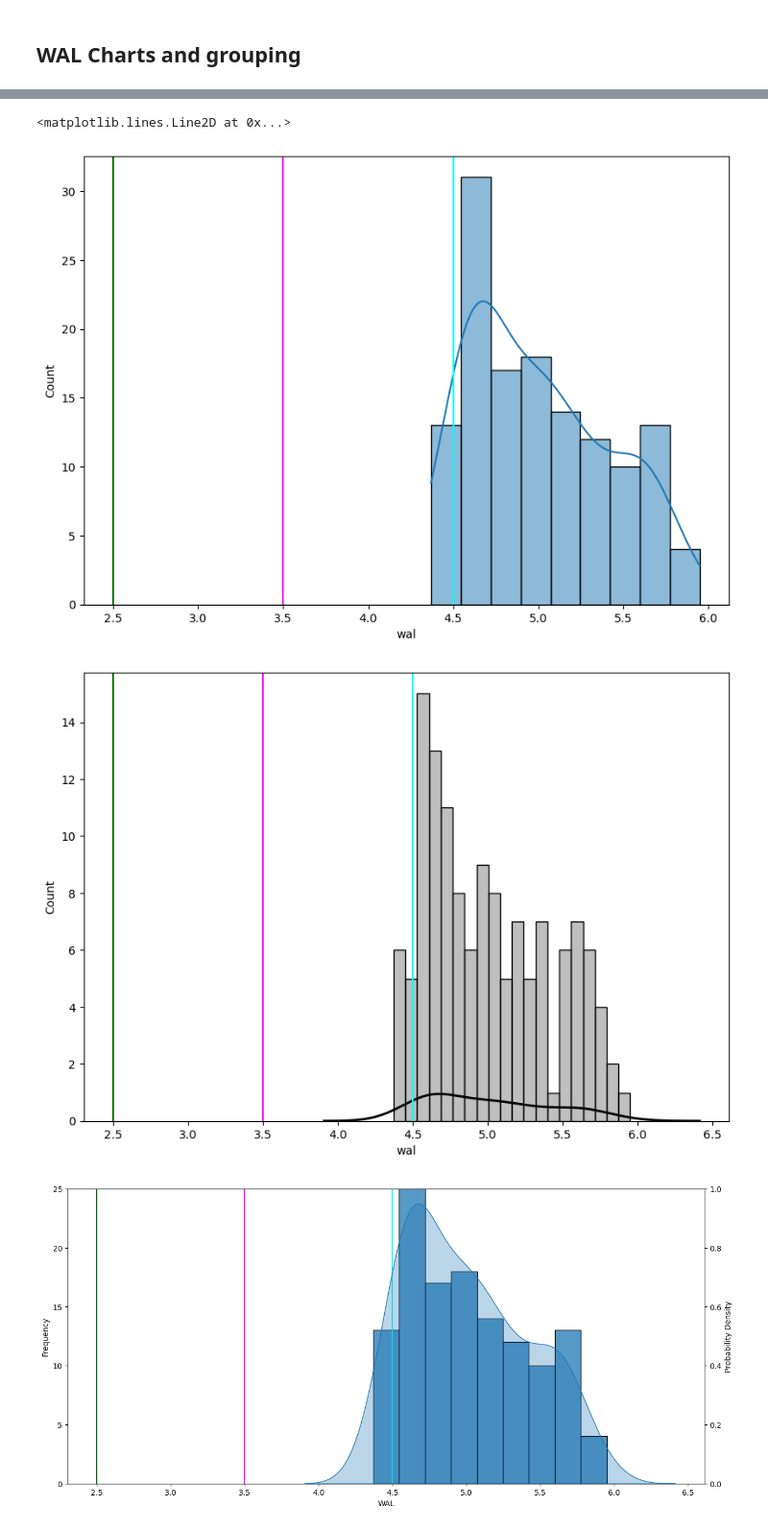
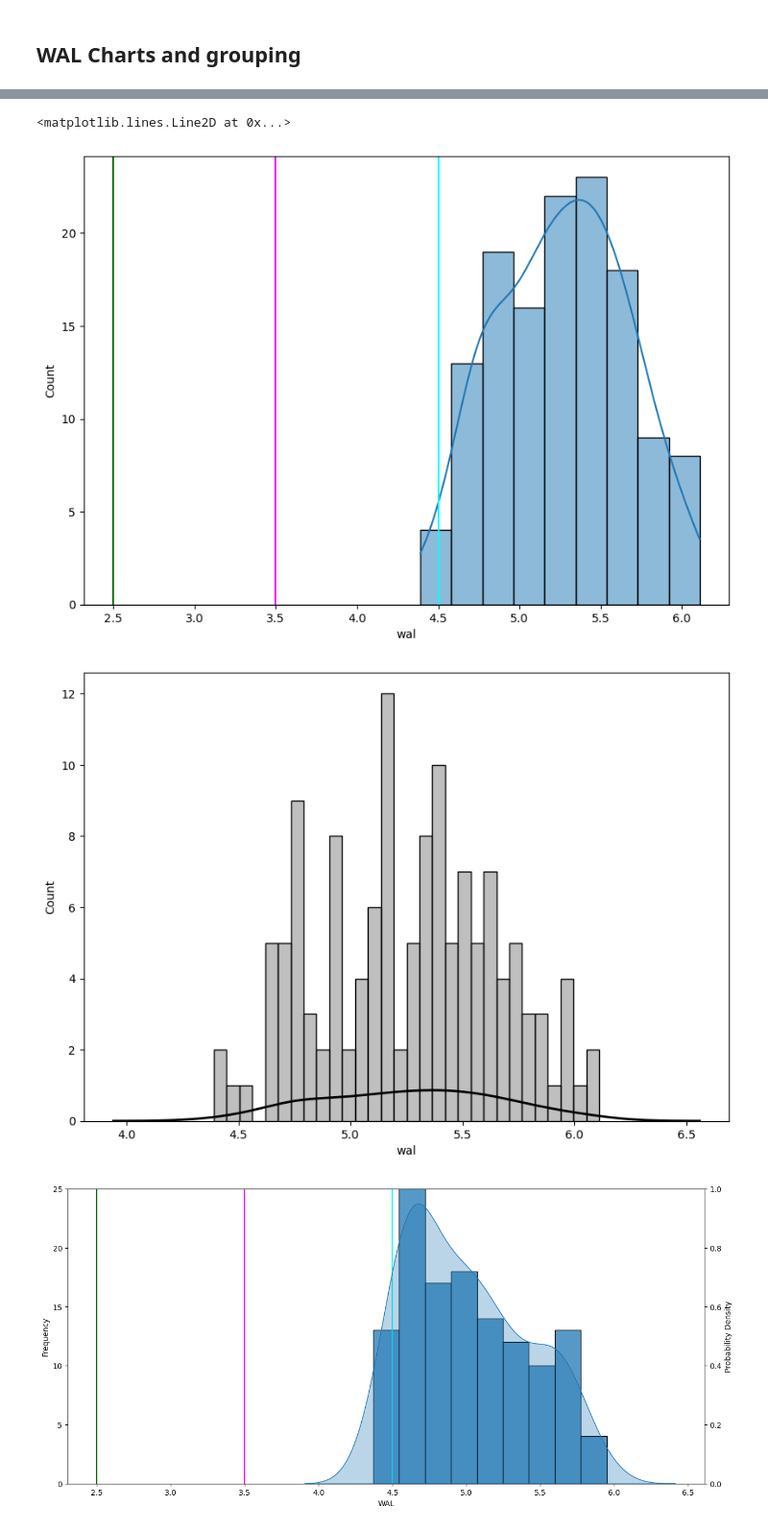
Before and after one commit to laramiedunlap/workstation_transfers, a Jupyter notebook: load_prime_table/prime.ipynb, the cells around one changed output, grey strips where cells are left out. Shown at 96% size. Saved outputs shown, nothing was run; the diff lists cells and outputs as text; code cells hidden in the pictures.

```diff
--- a/load_prime_table/prime.ipynb
+++ b/load_prime_table/prime.ipynb
@@ -91,0 +106,3 @@ loan_df['PP_Qty'] = loan_df[['PrepayMthsQty','DefaultMthsQty']].apply(coalesce_l
+# %%
+loan_df = pd.read_sql('SELECT * FROM loan_tape_fv', con=engine)
+loan_df.head()
@@ -126,7 +169,10 @@ mths_remaining['mths_remaining_bucket'] = mths_remaining['mths_remaining_bucket'
 # %%
-group_df = test_df[['Note_Yr','Note_Mth','PP_Qty']].groupby(['Note_Yr','Note_Mth'])['PP_Qty'].agg(total_count= 'count', PP_within_FOUR= lambda x: x[x<=48].count()/len(x), \
+test_df = loan_df[loan_df['MatBucket']=='21+']
+test_df = test_df[test_df['Note_Yr']<=2016]
+# test_df = test_df[test_df['PP_qty'].notna()]
+group_df = test_df[['Note_Yr','Note_Mth','PP_qty']].groupby(['Note_Yr','Note_Mth'])['PP_qty'].agg(total_count= 'count', PP_within_FOUR= lambda x: x[x<=48].count()/len(x), \
                                                     PP_within_SEVEN= lambda x: x[x<=86].count()/len(x) )
 
-group_df[['PP_within_FOUR']].plot()
+group_df[['PP_within_SEVEN']].plot()
 # %% [output]
 <AxesSubplot: xlabel='Note_Yr,Note_Mth'>
@@ -138,7 +184,7 @@ import seaborn as sns
 import matplotlib.pyplot as plt
 
 def wal(grp):
-    return ( round((grp['LoanAmt'] * grp['PP_Qty']).sum() / grp['LoanAmt'].sum() /12, 2) )
+    return ( round((grp['LoanAmt'] * grp['PP_qty']).sum() / grp['LoanAmt'].sum() / 12, 2) )
 
 
 
@@ -162,7 +208,7 @@ def get_prime_rate(grp, p_df:pd.DataFrame)-> float:
 if 'Note_Yr' in test_df.columns:
     test_df = test_df.rename(columns={'Note_Yr':'yr','Note_Mth':'mth'})
 
-wal_groups = test_df[['GP','yr','mth','LoanAmt','PP_Qty']].groupby(['yr','mth'])[['LoanAmt','PP_Qty']].apply(wal)
+wal_groups = test_df[['GP','yr','mth','LoanAmt','PP_qty']].groupby(['yr','mth'])[['LoanAmt','PP_qty']].apply(wal)
 wal_groups = pd.DataFrame(wal_groups)
 
 wal_groups = wal_groups.rename(columns={0: 'wal'}).reset_index()
@@ -208,4 +254,4 @@ g.axvline(x=3.5, color='magenta')
 g.axvline(x=4.5, color='cyan')
 # %% [output]
 <matplotlib.lines.Line2D at 0x...>
-[figure, old version]
+[figure, new version]
@@ -214,16 +258,16 @@ wal_groups[wal_groups['yr']<=2010].to_csv('for_mir.csv')
 # %%
 fig, ax = plt.subplots(figsize=(10,7))
 
-sns.histplot(data=wal_groups[wal_groups['yr']<=2010], x='wal', ax=ax, kde=False, color='gray', bins=20, alpha=0.5)
+sns.histplot(data=wal_groups[wal_groups['yr']<=2010], x='wal', ax=ax, kde=False, color='gray', bins=30, alpha=0.5)
 sns.kdeplot(data=wal_groups[wal_groups['yr']<=2010], x='wal', ax=ax, color='black', linewidth=2)
 
-ax.axvline(x=2.5, color='darkgreen')
-ax.axvline(x=3.5, color='magenta')
-ax.axvline(x=4.5, color='cyan')
+# ax.axvline(x=2.5, color='darkgreen')
+# ax.axvline(x=3.5, color='magenta')
+# ax.axvline(x=4.5, color='cyan')
 
 plt.show()
 # %% [output]
-[figure, old version]
+[figure, new version]
 # %%
 fig, ax = plt.subplots(figsize=(15,7))
 
```
Also changed, not shown: parts of 14 cells of this notebook, 3 other files.
